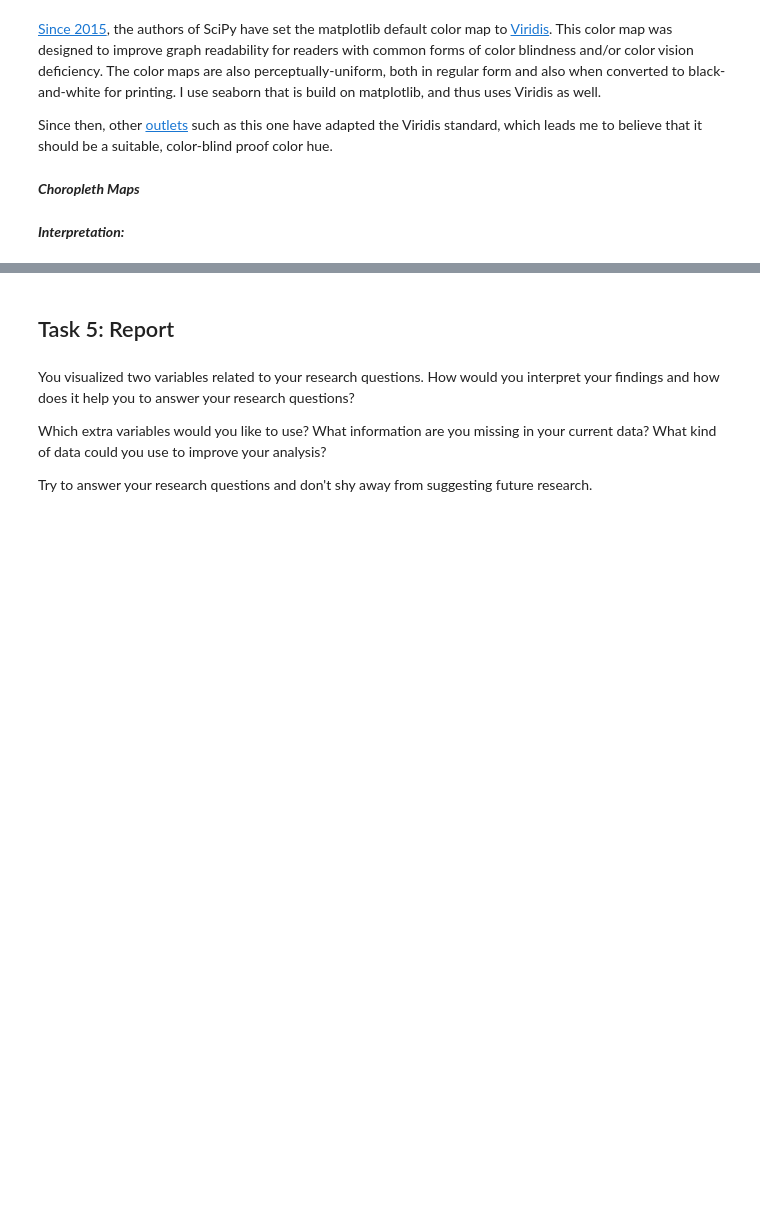
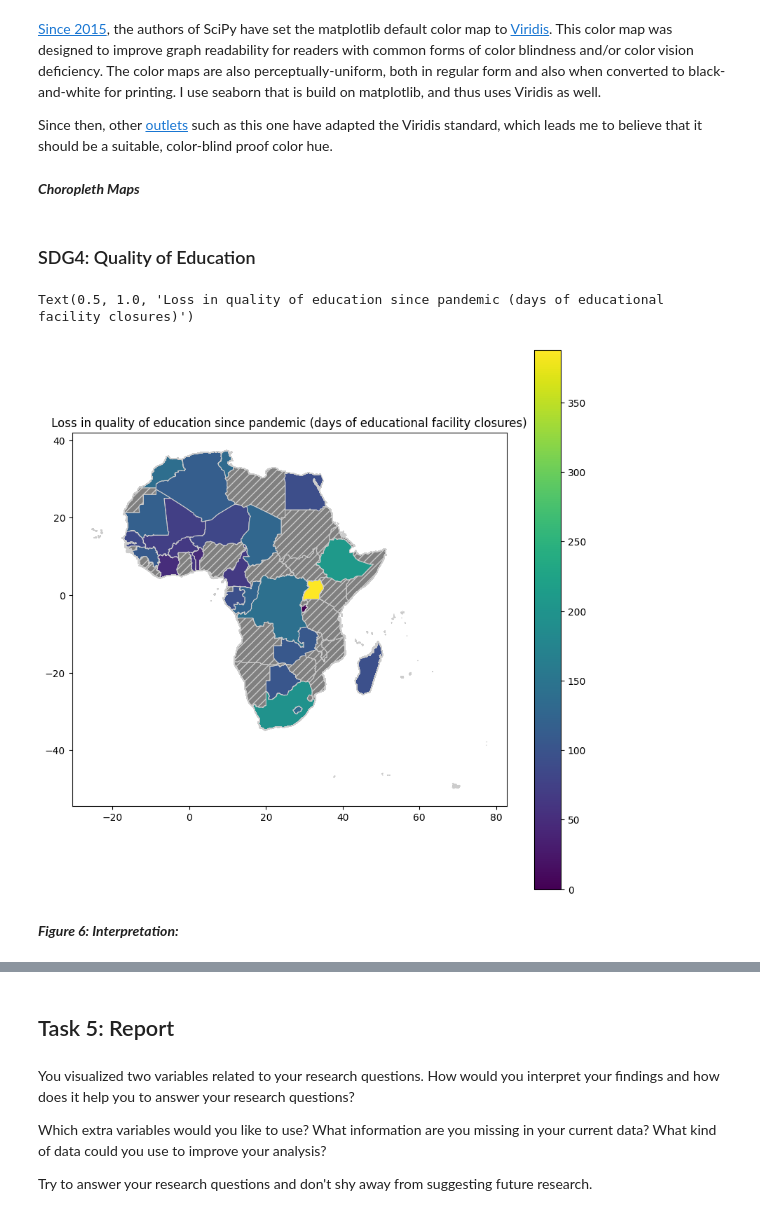
Before and after one commit to TGMBcdd/Assignment-2, a Jupyter notebook: Assignment_2_SpatialData.ipynb, the cells around one changed output, grey strips where cells are left out. Saved outputs shown, nothing was run; the diff lists cells and outputs as text; code cells hidden in the pictures; blank space fills up the shorter version.

```diff
--- a/Assignment_2_SpatialData.ipynb
+++ b/Assignment_2_SpatialData.ipynb
@@ -380,2 +446,18 @@ Since then, other [outlets](https://medium.com/analytics-vidhya/deep-dive-into-s
+# %% [markdown]
+### SDG4: Quality of Education
+# %%
+fig, ax = plt.subplots(1, 1, figsize=(10, 10))
+
+africa_education_quality = gpd.GeoDataFrame(africa_education_quality, geometry='geometry')
+
+africa_education_quality.plot(column='unicef_total_closed', linewidth=0.8, ax=ax, edgecolor='0.8', missing_kwds={'color': 'grey', 'hatch': '///'})
+sm = plt.cm.ScalarMappable(norm=plt.Normalize(vmin=africa_education_quality['unicef_total_closed'].min(), vmax=africa_education_quality['unicef_total_closed'].max()))
+sm._A = []
+cbar = plt.colorbar(sm, ax=ax)
+
+ax.set_title("Loss in quality of education since pandemic (days of educational facility closures)")
+# %% [output]
+Text(0.5, 1.0, 'Loss in quality of education since pandemic (days of educational facility closures)')
+[figure, added]
 # %% [markdown]
-***Interpretation:***
+***Figure 6: Interpretation:***
```
Also changed, not shown: parts of 25 cells of this notebook, 2 other files.
